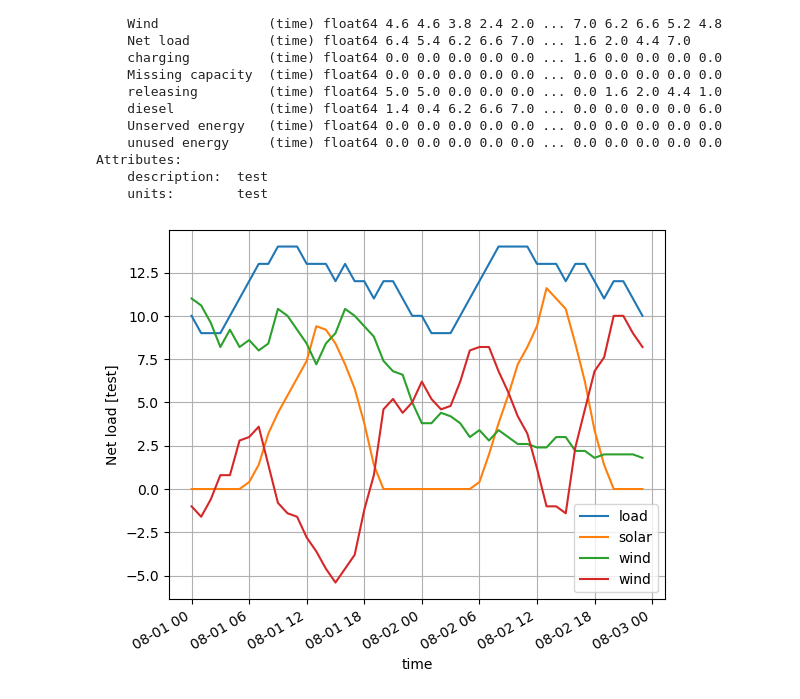
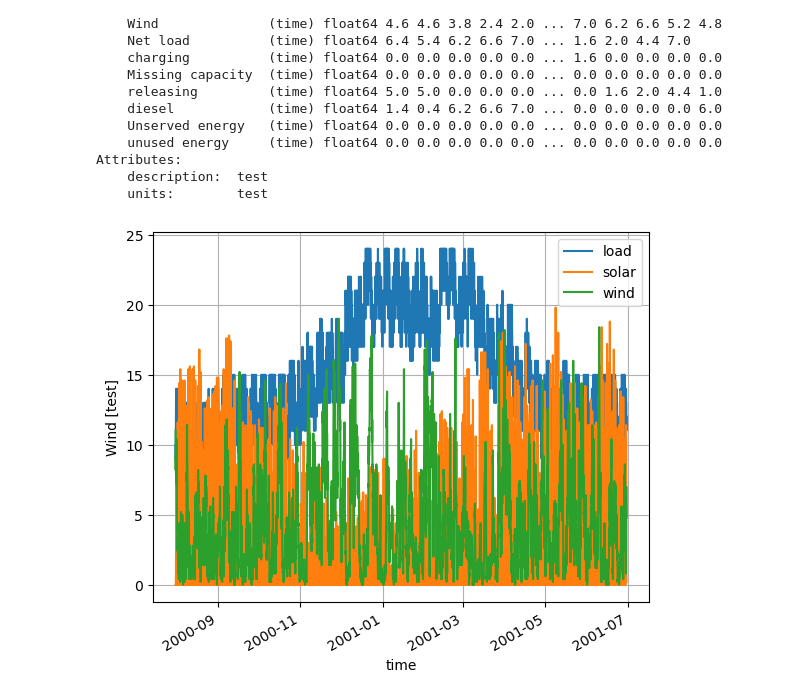
Before and after one commit to cledat/Projet-EA314, a Jupyter notebook: Test Panda Excel.ipynb, the cells around one changed output. Cells and saved outputs as stored; diff of their text form; code cells hidden in the pictures.

```diff
--- a/Test Panda Excel.ipynb
+++ b/Test Panda Excel.ipynb
@@ -68,24 +173,5 @@ Name: diesel , Length: 8735, dtype: float64
 # %%
-load= xr.DataArray(
-data=data['Load'],
-dims = ['time'],
-coords = dict(time=pd.to_datetime(data['Time (UTC)'])),attrs =dict(description = 'test', units ='test')
-    )
-solar= xr.DataArray(
-data=data['Solar'],
-dims = ['time'],
-coords = dict(time=pd.to_datetime(data['Time (UTC)'])),attrs =dict(description = 'test', units ='test')
-    )
-wind= xr.DataArray(
-data=data['Wind'],
-dims = ['time'],
-coords = dict(time=pd.to_datetime(data['Time (UTC)'])),attrs =dict(description = 'test', units ='test')
-    )
-net_load= xr.DataArray(
-data=data['Net load'],
-dims = ['time'],
-coords = dict(time=pd.to_datetime(data['Time (UTC)'])),attrs =dict(description = 'test', units ='test')
-    )
+
 charging= xr.DataArray(
 data=data['charging'],
 dims = ['time'],
@@ -117,7 +203,7 @@ data=data['unused energy'],
 dims = ['time'],
 coords = dict(time=pd.to_datetime(data['Time (UTC)'])),attrs =dict(description = 'test', units ='test')
     )
-t = xr.merge([load,solar,wind,net_load,charging,missing_capacity,releasing,diesel,unserved_energy,unused_energy])
+#t = xr.merge([load,solar,wind,net_load,charging,missing_capacity,releasing,diesel,unserved_energy,unused_energy])
 # %%
 t
 # %% [output]
@@ -140,12 +226,12 @@ Attributes:
     description:  test
     units:        test
 # %%
-load.sel(time=slice('2000-08-01','2000-08-02')).plot(label='load')
-solar.sel(time=slice('2000-08-01','2000-08-02')).plot(label='solar')
-wind.sel(time=slice('2000-08-01','2000-08-02')).plot(label='wind')
-net_load.sel(time=slice('2000-08-01','2000-08-02')).plot(label='wind')
+load.sel(time=slice('2000-08-01','2001-08-04')).plot(label='load')
+solar.sel(time=slice('2000-08-01','2001-08-04')).plot(label='solar')
+wind.sel(time=slice('2000-08-01','2001-08-04')).plot(label='wind')
+#net_load.sel(time=slice('2000-08-01','2000-08-04')).plot(label='net_load')
 plt.legend()
 plt.axis()
 plt.grid()
 # %% [output]
-[figure, old version]
+[figure, new version]
```
Also changed, not shown: parts of 13 cells of this notebook, 1 other file.
